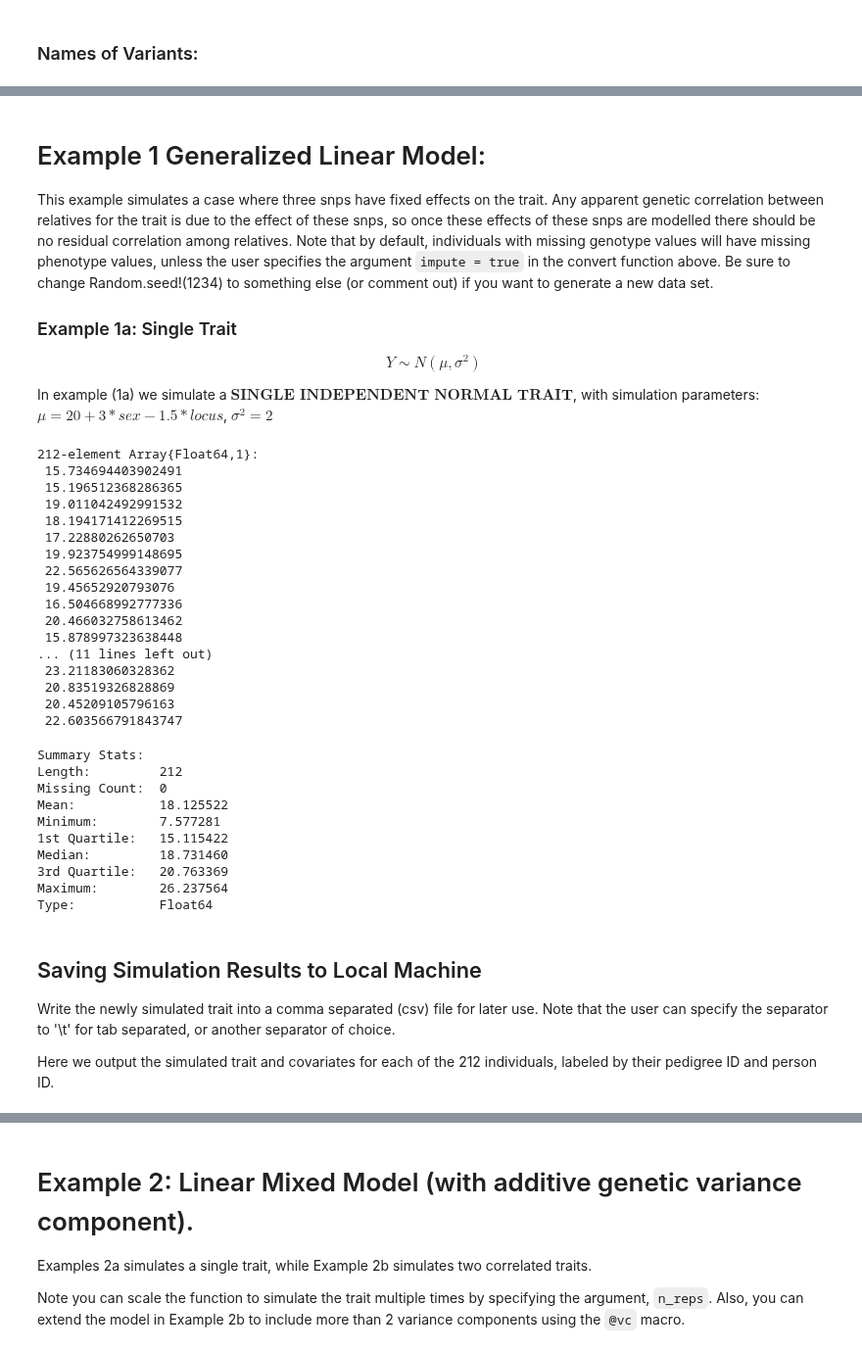
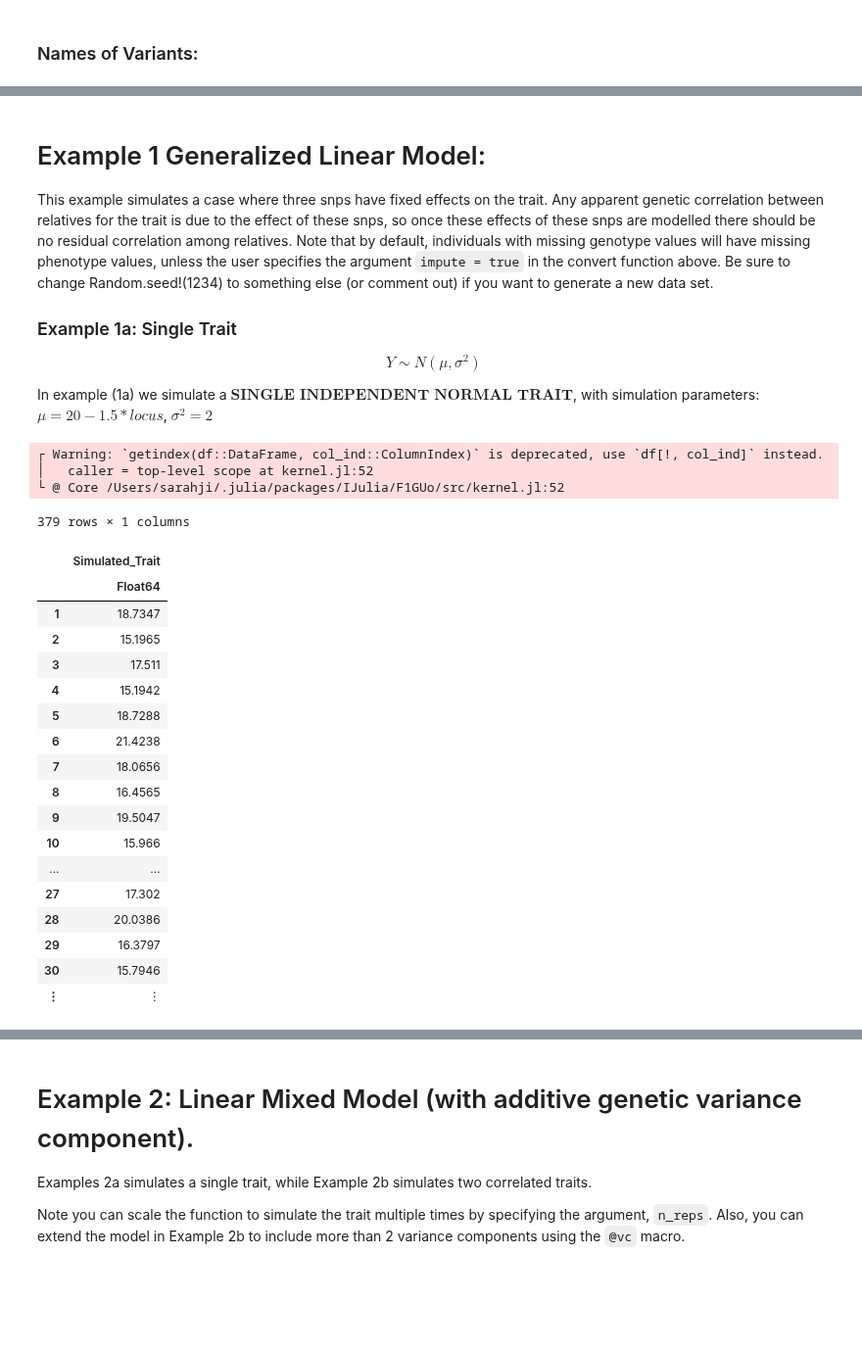
Before and after one commit to OpenMendel/TraitSimulation.jl, a Jupyter notebook: docs/TraitSimulation_28e.ipynb, the cells around one changed output, grey strips where cells are left out. Shown at 98% size. Cells and saved outputs as stored; diff of their text form; code cells hidden in the pictures; blank space fills up the shorter version.

```diff
--- a/docs/TraitSimulation_28e.ipynb
+++ b/docs/TraitSimulation_28e.ipynb
@@ -302,45 +175,31 @@ Be sure to change Random.seed!(1234) to something else (or comment out) if you w
 ### Example 1a: Single Trait
 $$Y ∼ N(\mu, \sigma^{2})$$
 
-In example (1a) we simulate a $\textbf{SINGLE INDEPENDENT NORMAL TRAIT}$, with simulation parameters: $\mu = 20 + 3*sex - 1.5*locus$, $\sigma^{2} = 2$
+In example (1a) we simulate a $\textbf{SINGLE INDEPENDENT NORMAL TRAIT}$, with simulation parameters: $\mu = 20 - 1.5*locus$, $\sigma^{2} = 2$
 # %%
-mean_formula = "20 + 3(sex) - 1.5(locus)"
+mean_formula = "20 - 1.5(locus)"
 GLM_trait_model = GLMTrait(mean_formula, X, NormalResponse(2), IdentityLink())
-Simulated_GLM_trait = simulate(GLM_trait_model)
+Simulated_GLM_trait = DataFrame(Simulated_Trait = simulate(GLM_trait_model))
 # %% [output]
-212-element Array{Float64,1}:
- 15.734694403902491
- 15.196512368286365
- 19.011042492991532
- 18.194171412269515
- 17.22880262650703
- 19.923754999148695
- 22.565626564339077
- 19.45652920793076
- 16.504668992777336
- 20.466032758613462
- 15.878997323638448
-... (11 lines left out)
- 23.21183060328362
- 20.83519326828869
- 20.45209105796163
- 22.603566791843747
+┌ Warning: `getindex(df::DataFrame, col_ind::ColumnIndex)` is deprecated, use `df[!, col_ind]` instead.
+│   caller = top-level scope at kernel.jl:52
+└ @ Core /Users/sarahji/.julia/packages/IJulia/F1GUo/src/kernel.jl:52
+379 rows × 1 columns
+|  | Simulated_Trait |
+|  | Float64 |
+| 1 | 18.7347 |
+| 2 | 15.1965 |
+| 3 | 17.511 |
+| 4 | 15.1942 |
+| 5 | 18.7288 |
+| 6 | 21.4238 |
+| 7 | 18.0656 |
+| 8 | 16.4565 |
+| 9 | 19.5047 |
+| 10 | 15.966 |
+| ... | ... |
+| 27 | 17.302 |
+| 28 | 20.0386 |
+| 29 | 16.3797 |
+| 30 | 15.7946 |
+| ⋮ | ⋮ |
-# %%
-describe(Simulated_GLM_trait)
-# %% [output]
-Summary Stats:
-Length:         212
-Missing Count:  0
-Mean:           18.125522
-Minimum:        7.577281
-1st Quartile:   15.115422
-Median:         18.731460
-3rd Quartile:   20.763369
-Maximum:        26.237564
-Type:           Float64
-# %% [markdown]
-## Saving Simulation Results to Local Machine
-
-Write the newly simulated trait into a comma separated (csv) file for later use. Note that the user can specify the separator to '\t' for tab separated, or another separator of choice.
-
-Here we output the simulated trait and covariates for each of the 212 individuals, labeled by their pedigree ID and person ID.
```
Also changed, not shown: parts of 62 cells of this notebook.
